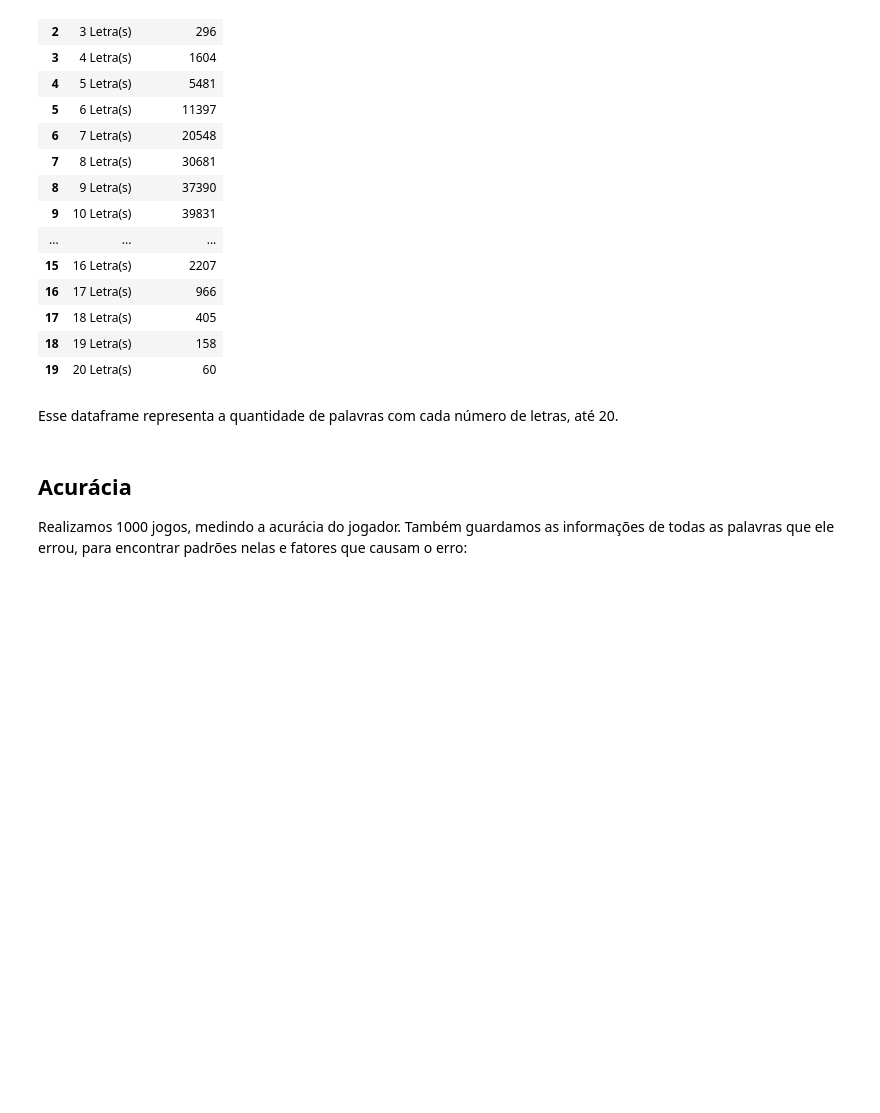
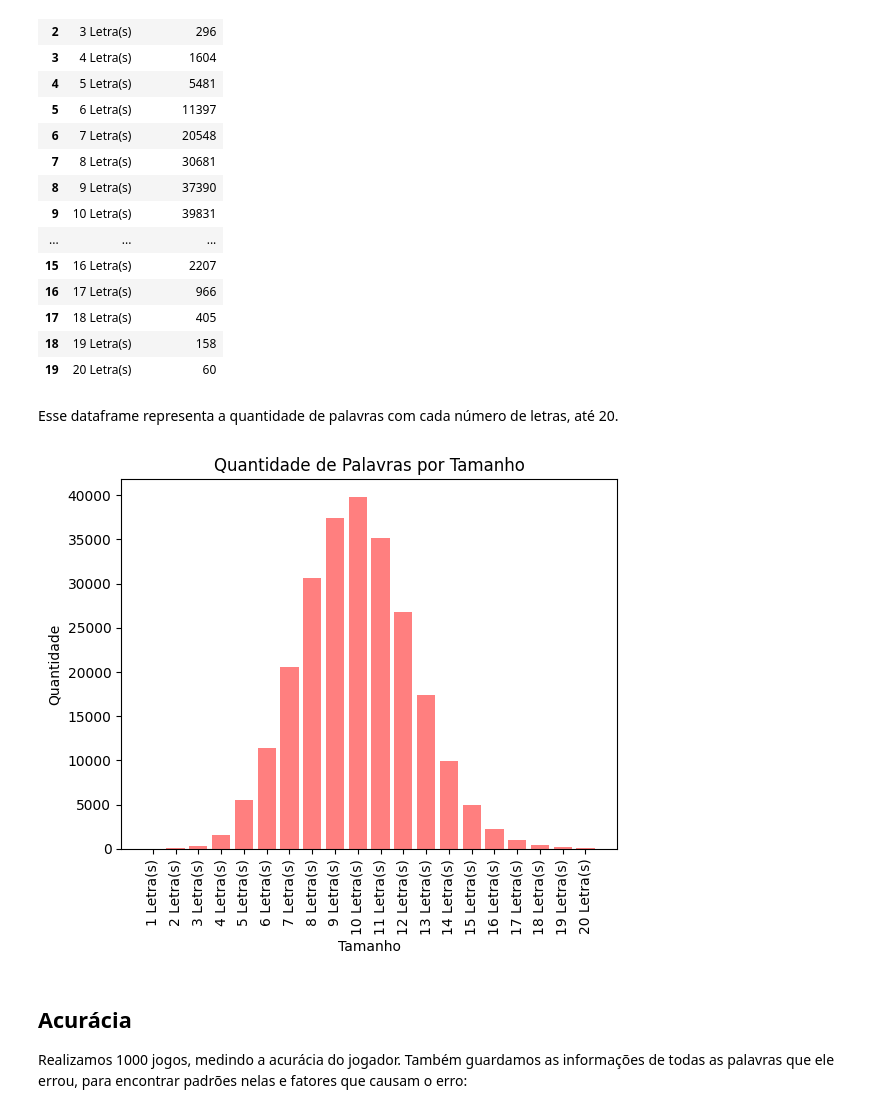
Before and after one commit to EduardoMVAz/The_Hanged_Man, a Jupyter notebook: demo.ipynb, the cells around one changed output. Drawn from its saved outputs; the diff is of its cells as text; code cells hidden in the pictures; blank space fills up the shorter version.

```diff
--- a/demo.ipynb
+++ b/demo.ipynb
@@ -132,6 +145,21 @@ data.head(20)
 | 19 | 20 Letra(s) | 60 |
 # %% [markdown]
 Esse dataframe representa a quantidade de palavras com cada número de letras, até 20.
+# %%
+# Como um gráfico de barras
+
+import matplotlib.pyplot as plt
+
+
+plt.figure()
+plt.bar(data["Tamanho"], data["Quantidade"], color='red', alpha=0.5)
+plt.title("Quantidade de Palavras por Tamanho")
+plt.xlabel("Tamanho")
+plt.ylabel("Quantidade")
+plt.xticks(rotation=90)
+plt.show()
+# %% [output]
+[figure, added]
 # %% [markdown]
 ## Acurácia
 Realizamos 1000 jogos, medindo a acurácia do jogador. Também guardamos as informações de todas as palavras que ele errou, para encontrar padrões nelas e fatores que causam o erro:
```
Also changed, not shown: parts of 5 cells of this notebook.
